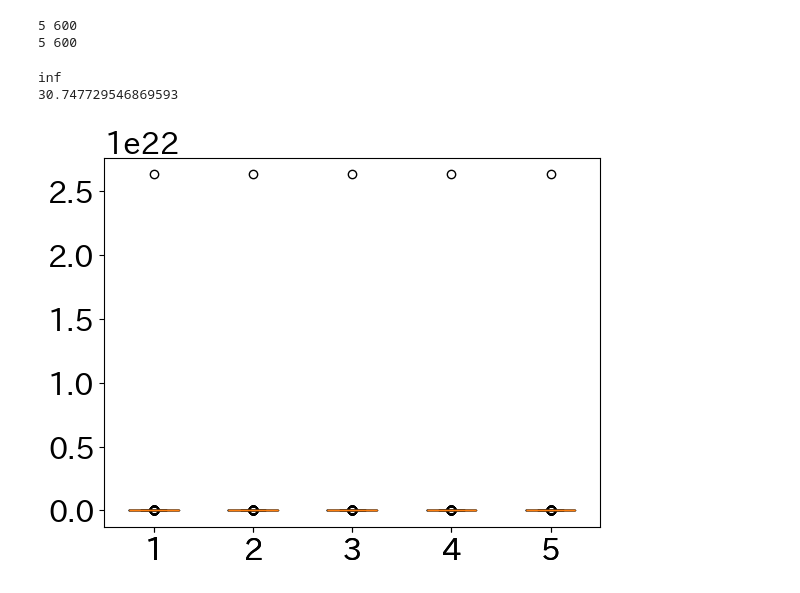
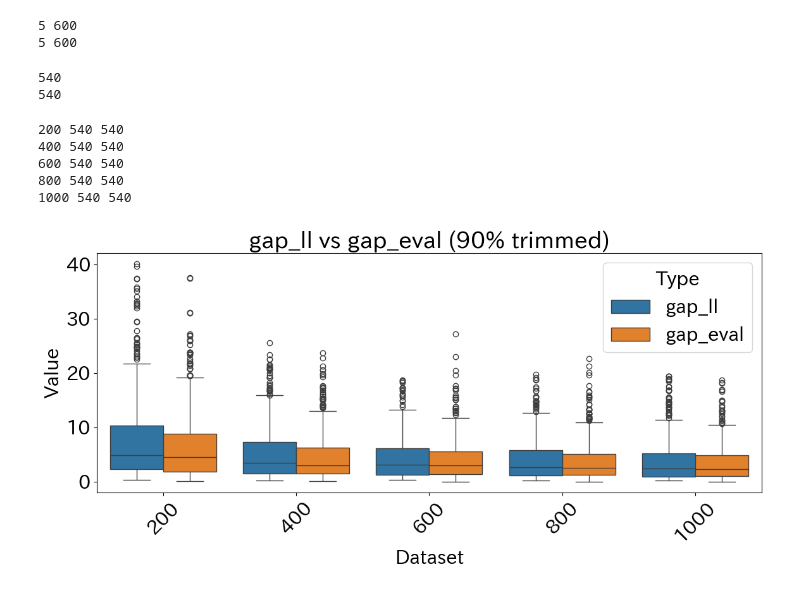
Before and after one commit to natsuki0720/CTMCxDeepSets_portfolio, a Jupyter notebook: notebooks/evaluate_mixed_model.ipynb, the cells around one changed output. Cells and saved outputs as stored; diff of their text form; code cells hidden in the pictures.

Commit message:
eval

```diff
--- a/notebooks/evaluate_mixed_model.ipynb
+++ b/notebooks/evaluate_mixed_model.ipynb
@@ -18,6 +19,6 @@ np.set_printoptions(suppress=True)
 # %%
 # load virtual data
-data_dir = "/media/user/TRANSCEND/datas/testdata_n800"
+# data_dir = "/media/user/TRANSCEND/datas/testdata_n800"
 # data_dir = "/Volumes/TRANSCEND/datas/test_data"
 test_states = []
 test_del_t = []
@@ -41,15 +42,15 @@ def process_file(file_path, states_sets, delt_sets, true_sets,targets_sets):
         true_vec = np.array(formater.GetOutputVector_byDiagonal(true_trm))
 
         ll_trm = tm.trim_transitionRateMatrix(start = 4, end = 8)
+        ll_vec = np.array(formater.GetOutputVector_byDiagonal(ll_trm))
         data = tm.trim_data(start = 8)
-        output_vec = np.array(formater.GetOutputVector_byDiagonal(ll_trm))
 
         # state: shape (2, num_samples_i)
         state = np.stack([data[:, 0], data[:, 1]], axis=0)
         states_sets.append(state)
         delt_sets.append(data[:, 2])
         true_sets.append(true_vec)
-        targets_sets.append(output_vec)
+        targets_sets.append(ll_vec)
 
     except Exception as e:
         print(f"❌ Skipping file: {file_path} (Reason: {e})")
@@ -117,6 +118,7 @@ del_t_sets = []
 true_sets = []
 targets_sets = []
 for dataset_size in dataset_list:
+    data_dir = f"/media/user/TRANSCEND/datas/testdata_n{str(dataset_size)}"
     states = []
     del_ts = []
     trues = []
@@ -277,11 +267,11 @@ for i in range(len(dataset_list)):
     print(len(outs_lifespan_sets[i]))
     print(len(loss_lists[i]))
     df = pd.DataFrame({
-        "true": ll_lifespan_sets[i],
+        "ll": ll_lifespan_sets[i],
         "pred": outs_lifespan_sets[i],
         "loss": loss_lists[i],
     })
-    plt.scatter(df["true"],df["pred"],color = color_list[i],edgecolors=color_list[i],s = 20,  zorder= 1)
+    plt.scatter(df["ll"],df["pred"],color = color_list[i],edgecolors=color_list[i],s = 20,  alpha=0.2*(5-i))
 # plt.scatter(df["true"],df["pred"],color = "#d69c6a",edgecolors="#d79e6b",s = 20,  zorder= 1)
 plt.show()
 # %% [output]
@@ -332,28 +322,46 @@ filtered_gap_eval = []
 for i in range(len(dataset_list)):
     temp_ll = np.array(gap_ll[i])
     temp_eval = np.array(gap_eval[i])
-    lower = np.percentile(temp_ll, 2.5)
-    upper = np.percentile(temp_ll, 97.5)
+    lower = np.percentile(temp_ll, 5)
+    upper = np.percentile(temp_ll, 95)
     mask = (temp_ll >= lower) & (temp_ll <= upper)
     filtered_ll = temp_ll[mask]
     filterd_eval = temp_eval[mask]
     filtered_gap_ll.append(filtered_ll)
     filtered_gap_eval.append(filterd_eval)
-# %% [output]
-inf
-30.747729546869593
+# %%
+print(len(filtered_gap_ll[0]))
+print(len(filtered_gap_ll[1]))
+# %% [output]
+540
+540
 # %%
-fig, axes = plt.subplots(1, 2, figsize=(12, 5))
+# ---- Violinプロット用にデータを整形 ----
+plot_data = []
+for label, ll_vals, ev_vals in zip(dataset_list, filtered_gap_ll, filtered_gap_eval):
+    print(label,len(ll_vals),len(ev_vals))
+    for v in ll_vals:
+        plot_data.append({"Dataset": label, "Value": v, "Type": "gap_ll"})
 
-axes[0].boxplot(filtered_gap_ll)
-axes[0].set_title("Filtered gap_ll")
-axes[0].set_xticklabels(dataset_list, rotation=45)
+    for v in ev_vals:
+        plot_data.append({"Dataset": label, "Value": v, "Type": "gap_eval"})
 
-axes[1].boxplot(filtered_gap_eval)
-axes[1].set_title("Filtered gap_eval")
-axes[1].set_xticklabels(dataset_list, rotation=45)
 
+
+df = pd.DataFrame(plot_data)
+
+# ---- Violin plot 横並び ----
+plt.figure(figsize=(12, 6))
+# sns.violinplot(data=df, x="Dataset", y="Value", hue="Type", split=True)
+sns.boxplot(data=df, x="Dataset", y="Value", hue="Type")
+plt.title("gap_ll vs gap_eval (90% trimmed)")
+plt.xticks(rotation=45)
 plt.tight_layout()
 plt.show()
 # %% [output]
+200 540 540
+400 540 540
+600 540 540
+800 540 540
+1000 540 540
-[figure, old version]
+[figure, new version]
```
Also changed, not shown: parts of 6 cells of this notebook.
